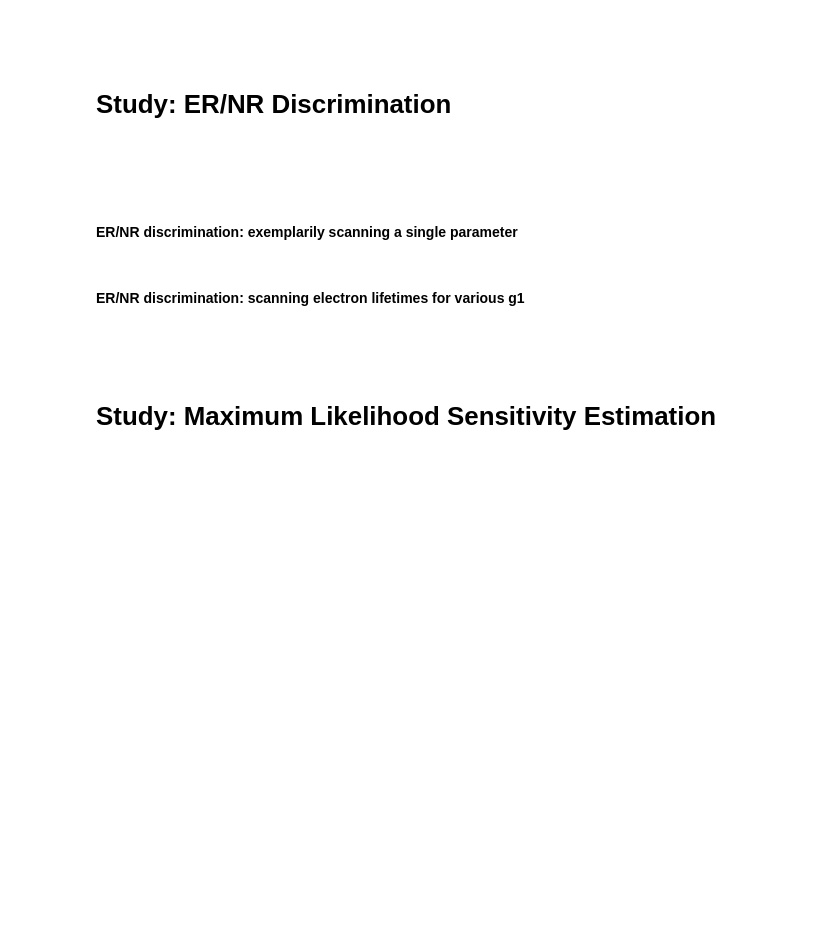
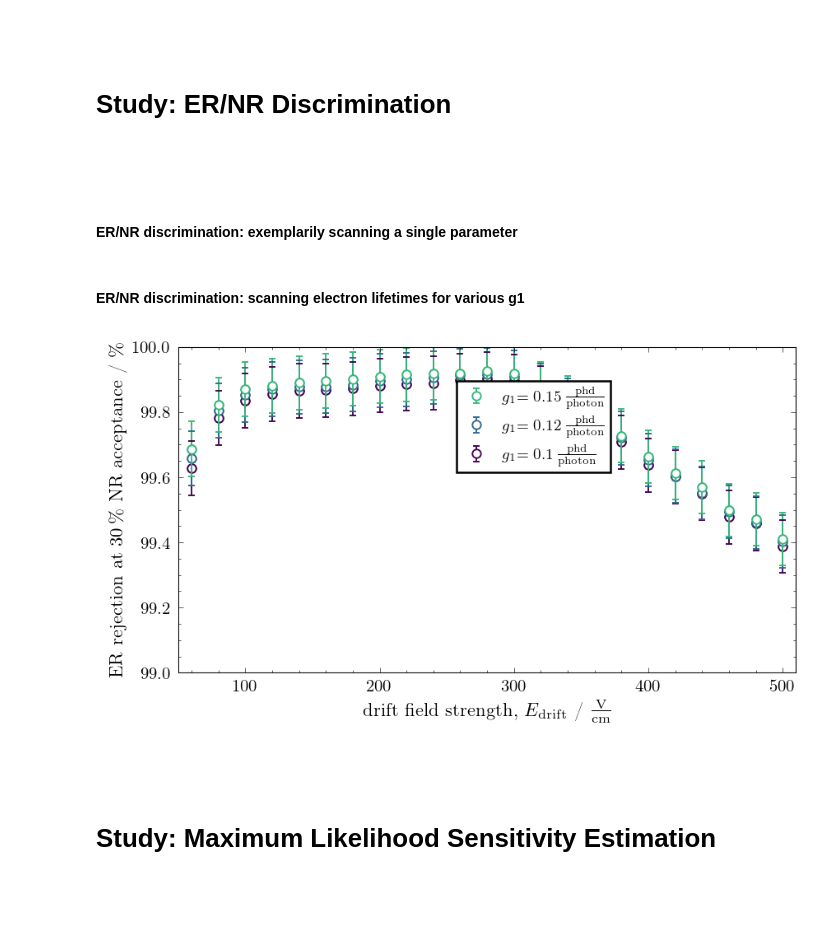
Before and after one commit to DanielBaur/sfsv2, a Jupyter notebook: sfs.ipynb, the cells around one changed output. Drawn from its saved outputs; the diff is of its cells as text; code cells hidden in the pictures; blank space fills up the shorter version.

```diff
--- a/sfs.ipynb
+++ b/sfs.ipynb
@@ -695,5 +695,3 @@ if [False,True][0]:
     for discrimination_line_name, discrimination_line_dict in discrimination_line_scan_dict.items():
         print(discrimination_line_name)
         print(discrimination_line_dict["er_rejection"])
-# %% [markdown]
-#### ER/NR discrimination: scanning electron lifetimes for various g1
@@ -765,3 +698,75 @@ if [False,True][1]:
+# %% [markdown]
+#### ER/NR discrimination: scanning electron lifetimes for various g1
+# %%
+
+
+if [False,True][1]:
+
+
+    # initializing: defining the parameters to be looped over
+    start_time = time.time() # utilizing the 'high_stat' files, it takes approximately 22 minutes for three discrimination lines
+    primary_parameter_name = "g1" # NOTE: primary parameter cannot be "e_drift_v_cm" (not yet supported by code, but can be secondary parameter)
+    primary_parameter_value_list = [0.100, 0.12, 0.150]
+    secondary_parameter_name = "e_drift_v_cm"
+    secondary_parameter_value_list = list(np.linspace(start=20, stop=500, num=25, endpoint=True))
+
+
+    # data generation:
+    if [False,True][0]:
+
+        # initializing the dictionary that will carry all the discrimination line information
+        discrimination_line_scan_dict = {}
+
+        # looping over 'primary_parameter_value_list'
+        for primary_parameter_value in primary_parameter_value_list:
+
+            # updating the baseline detector
+            modified_baseline_detector_dict = darwin_baseline_detector_dict.copy()
+            modified_baseline_detector_dict.update({primary_parameter_name : primary_parameter_value})
+
+            # running the discrimination line scan
+            discrimination_line_update_dict = sfs.er_nr_discrimination_line_scan(
+                baseline_detector_dict = modified_baseline_detector_dict,
+                baseline_drift_field_v_cm = darwin_baseline_detector_drift_field_v_cm,
+                parameter_name = secondary_parameter_name,
+                parameter_value_list = secondary_parameter_value_list,
+                detector_name = "darwin_baseline_detector__" +primary_parameter_name +"__" +str(primary_parameter_value).replace(".","_"),
+                er_spectrum_dict = sfs.get_dict_from_json(abspath_spectra +"example__spectrum__combined_er_background_high_stat.json"),
+                nr_spectrum_dict = sfs.get_dict_from_json(abspath_spectra +"example__spectrum__combined_nr_background_high_stat.json"),
+                calc_er_nr_discrimination_line_kwargs_dict = {
+                    "min_energy" : default_wimp_eroi_kev_ee[0],
+                    "max_energy" : default_wimp_eroi_kev_ee[1],
+                    "bin_number" : default_number_of_discrimination_line_energy_bins,
+                    "nr_acceptance" : default_nr_acceptance,},
+                flag_abspath_list_discrimination_lines_output = [],
+                flag_verbose = [False, True][0],)
+
+            # updating the 'discrimination_line_scan_dict'
+            discrimination_line_scan_dict.update(discrimination_line_update_dict)
+
+        # saving the 'discrimination_line_scan_dict'
+        sfs.write_dict_to_json(abspath_discrimination_lines +"example__discrimination_line_scan___" +primary_parameter_name +"__" +secondary_parameter_name +".json", discrimination_line_scan_dict)
+        end_time = time.time()
+        td = timedelta(seconds=end_time-start_time)
+        print(f"processed {len(primary_parameter_value_list)*len(secondary_parameter_value_list)} discrimination lines within {td} h")
+
+    # loading the 'discrimination_line_scan_dict' instead of generating it
+    else:
+        discrimination_line_scan_dict = sfs.get_dict_from_json(abspath_discrimination_lines +"example__discrimination_line_scan___" +primary_parameter_name +"__" +secondary_parameter_name +".json")
+
+
+    # plotting
+    sfs.gen_discrimination_line_scan_plot(
+        discrimination_line_scan_dict = discrimination_line_scan_dict,
+        primary_parameter_name = primary_parameter_name,
+        secondary_parameter_name = secondary_parameter_name,
+        plot_legend_invert_order = True,
+        plot_xlim = [50,510],
+        plot_ylim = [99,100],
+        plot_log_y_axis = False,
+        output_abspathstring_list = [ap +"example__discrimination_line_scan__" +f"{primary_parameter_name}" +"__" +f"{secondary_parameter_name}" +".png" for ap in abspath_list_plots],)
+# %% [output]
+[figure, added]
 # %% [markdown]
 
 <br>
```
Also changed, not shown: parts of 1 cell of this notebook, 3 other files.
